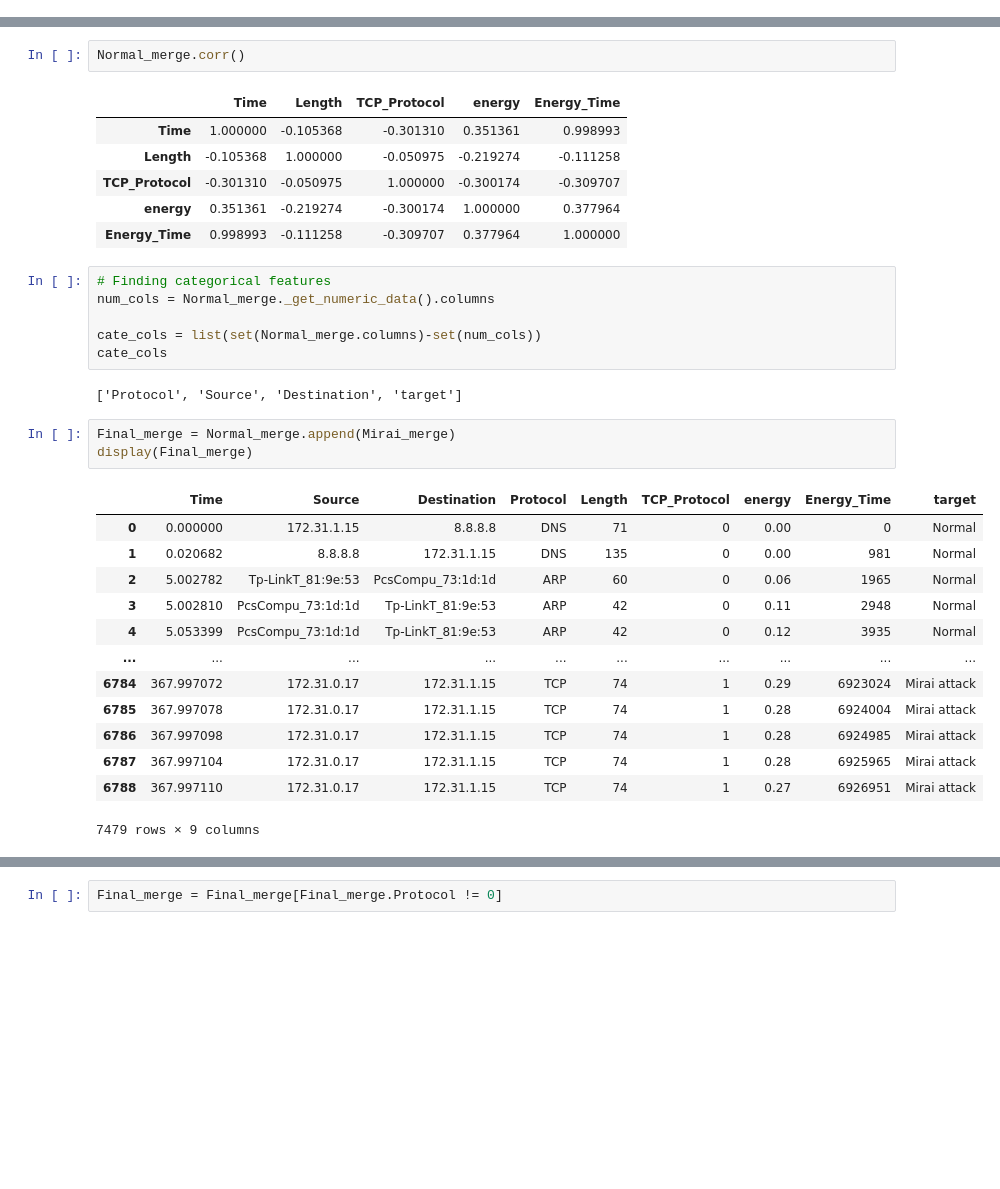
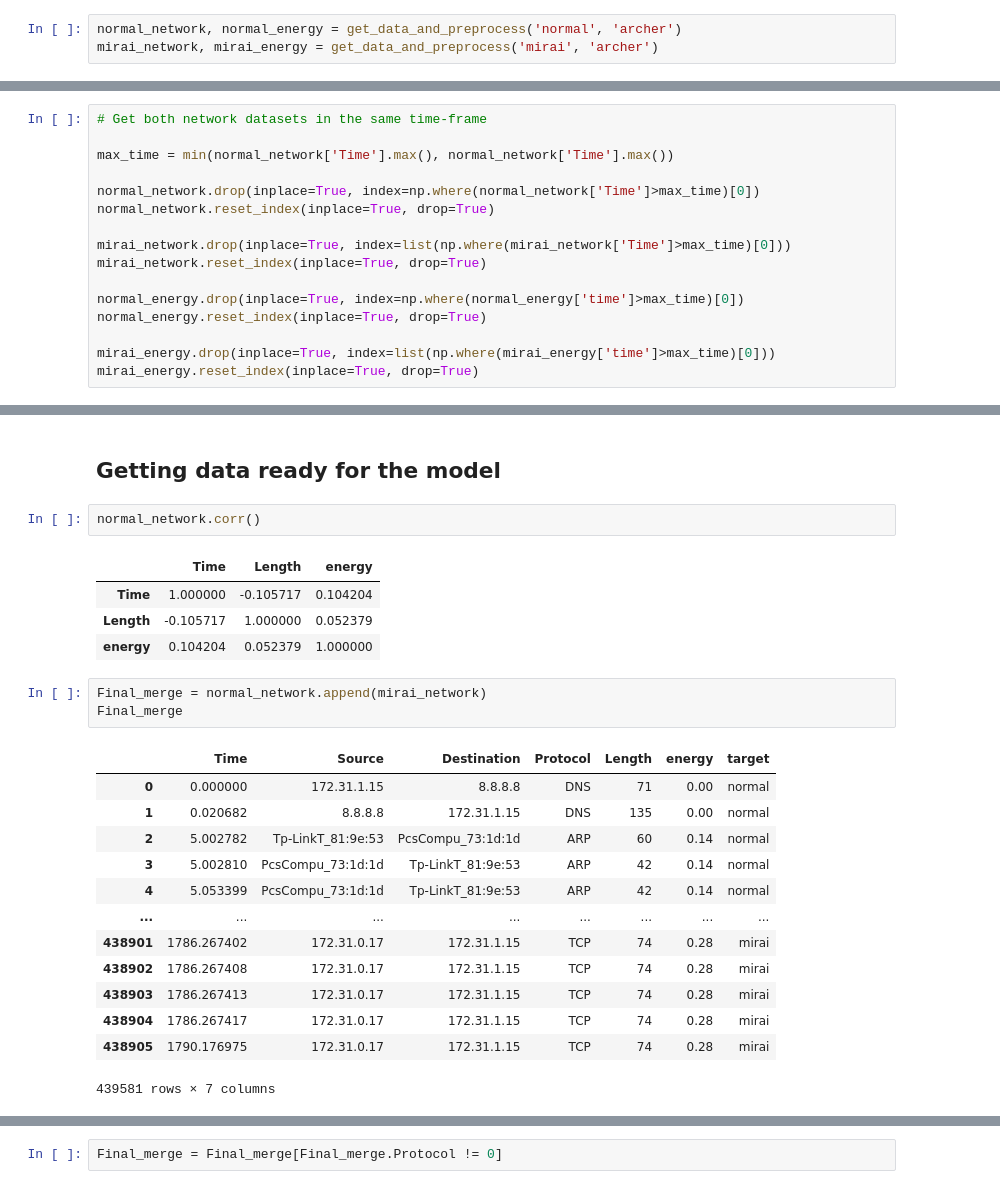
Before and after one commit to Alexis-BX/federated_iot_threat_detection, a Jupyter notebook: Final Merge.ipynb, the cells around one changed output, grey strips where cells are left out. Saved outputs shown, nothing was run; the diff lists cells and outputs as text; blank space fills up the shorter version.

Commit message:
Final merge notebook rewriting

```diff
--- a/Final Merge.ipynb
+++ b/Final Merge.ipynb
@@ -27,0 +86,3 @@ dfen = dfen.drop('timestamp', axis=1)
+# %%
+normal_network, normal_energy = get_data_and_preprocess('normal', 'archer')
+mirai_network, mirai_energy = get_data_and_preprocess('mirai', 'archer')
@@ -27,0 +121,16 @@ dfen = dfen.drop('timestamp', axis=1)
+# %%
+# Get both network datasets in the same time-frame
+
+max_time = min(normal_network['Time'].max(), normal_network['Time'].max())
+
+normal_network.drop(inplace=True, index=np.where(normal_network['Time']>max_time)[0])
+normal_network.reset_index(inplace=True, drop=True)
+
+mirai_network.drop(inplace=True, index=list(np.where(mirai_network['Time']>max_time)[0]))
+mirai_network.reset_index(inplace=True, drop=True)
+
+normal_energy.drop(inplace=True, index=np.where(normal_energy['time']>max_time)[0])
+normal_energy.reset_index(inplace=True, drop=True)
+
+mirai_energy.drop(inplace=True, index=list(np.where(mirai_energy['time']>max_time)[0]))
+mirai_energy.reset_index(inplace=True, drop=True)
@@ -149,37 +201,29 @@ Normal_merge
+# %% [markdown]
+## Getting data ready for the model
 # %%
-Normal_merge.corr()
+normal_network.corr()
 # %% [output]
-|  | Time | Length | TCP_Protocol | energy | Energy_Time |
-| Time | 1.000000 | -0.105368 | -0.301310 | 0.351361 | 0.998993 |
-| Length | -0.105368 | 1.000000 | -0.050975 | -0.219274 | -0.111258 |
-| TCP_Protocol | -0.301310 | -0.050975 | 1.000000 | -0.300174 | -0.309707 |
-| energy | 0.351361 | -0.219274 | -0.300174 | 1.000000 | 0.377964 |
-| Energy_Time | 0.998993 | -0.111258 | -0.309707 | 0.377964 | 1.000000 |
+|  | Time | Length | energy |
+| Time | 1.000000 | -0.105717 | 0.104204 |
+| Length | -0.105717 | 1.000000 | 0.052379 |
+| energy | 0.104204 | 0.052379 | 1.000000 |
-# %%
-# Finding categorical features
-num_cols = Normal_merge._get_numeric_data().columns
-
-cate_cols = list(set(Normal_merge.columns)-set(num_cols))
-cate_cols
-# %% [output]
-['Protocol', 'Source', 'Destination', 'target']
 # %%
-Final_merge = Normal_merge.append(Mirai_merge)
-display(Final_merge)
+Final_merge = normal_network.append(mirai_network)
+Final_merge
 # %% [output]
-|  | Time | Source | Destination | Protocol | Length | TCP_Protocol | energy | Energy_Time | target |
-| 0 | 0.000000 | 172.31.1.15 | 8.8.8.8 | DNS | 71 | 0 | 0.00 | 0 | Normal |
-| 1 | 0.020682 | 8.8.8.8 | 172.31.1.15 | DNS | 135 | 0 | 0.00 | 981 | Normal |
-| 2 | 5.002782 | Tp-LinkT_81:9e:53 | PcsCompu_73:1d:1d | ARP | 60 | 0 | 0.06 | 1965 | Normal |
-| 3 | 5.002810 | PcsCompu_73:1d:1d | Tp-LinkT_81:9e:53 | ARP | 42 | 0 | 0.11 | 2948 | Normal |
-| 4 | 5.053399 | PcsCompu_73:1d:1d | Tp-LinkT_81:9e:53 | ARP | 42 | 0 | 0.12 | 3935 | Normal |
-| ... | ... | ... | ... | ... | ... | ... | ... | ... | ... |
-| 6784 | 367.997072 | 172.31.0.17 | 172.31.1.15 | TCP | 74 | 1 | 0.29 | 6923024 | Mirai attack |
-| 6785 | 367.997078 | 172.31.0.17 | 172.31.1.15 | TCP | 74 | 1 | 0.28 | 6924004 | Mirai attack |
-| 6786 | 367.997098 | 172.31.0.17 | 172.31.1.15 | TCP | 74 | 1 | 0.28 | 6924985 | Mirai attack |
-| 6787 | 367.997104 | 172.31.0.17 | 172.31.1.15 | TCP | 74 | 1 | 0.28 | 6925965 | Mirai attack |
-| 6788 | 367.997110 | 172.31.0.17 | 172.31.1.15 | TCP | 74 | 1 | 0.27 | 6926951 | Mirai attack |
+|  | Time | Source | Destination | Protocol | Length | energy | target |
+| 0 | 0.000000 | 172.31.1.15 | 8.8.8.8 | DNS | 71 | 0.00 | normal |
+| 1 | 0.020682 | 8.8.8.8 | 172.31.1.15 | DNS | 135 | 0.00 | normal |
+| 2 | 5.002782 | Tp-LinkT_81:9e:53 | PcsCompu_73:1d:1d | ARP | 60 | 0.14 | normal |
+| 3 | 5.002810 | PcsCompu_73:1d:1d | Tp-LinkT_81:9e:53 | ARP | 42 | 0.14 | normal |
+| 4 | 5.053399 | PcsCompu_73:1d:1d | Tp-LinkT_81:9e:53 | ARP | 42 | 0.14 | normal |
+| ... | ... | ... | ... | ... | ... | ... | ... |
+| 438901 | 1786.267402 | 172.31.0.17 | 172.31.1.15 | TCP | 74 | 0.28 | mirai |
+| 438902 | 1786.267408 | 172.31.0.17 | 172.31.1.15 | TCP | 74 | 0.28 | mirai |
+| 438903 | 1786.267413 | 172.31.0.17 | 172.31.1.15 | TCP | 74 | 0.28 | mirai |
+| 438904 | 1786.267417 | 172.31.0.17 | 172.31.1.15 | TCP | 74 | 0.28 | mirai |
+| 438905 | 1790.176975 | 172.31.0.17 | 172.31.1.15 | TCP | 74 | 0.28 | mirai |
-7479 rows × 9 columns
+439581 rows × 7 columns
 # %%
 Final_merge.groupby('Protocol').count()
 # %% [output]
```
Also changed, not shown: parts of 36 cells of this notebook, 3 other files.
